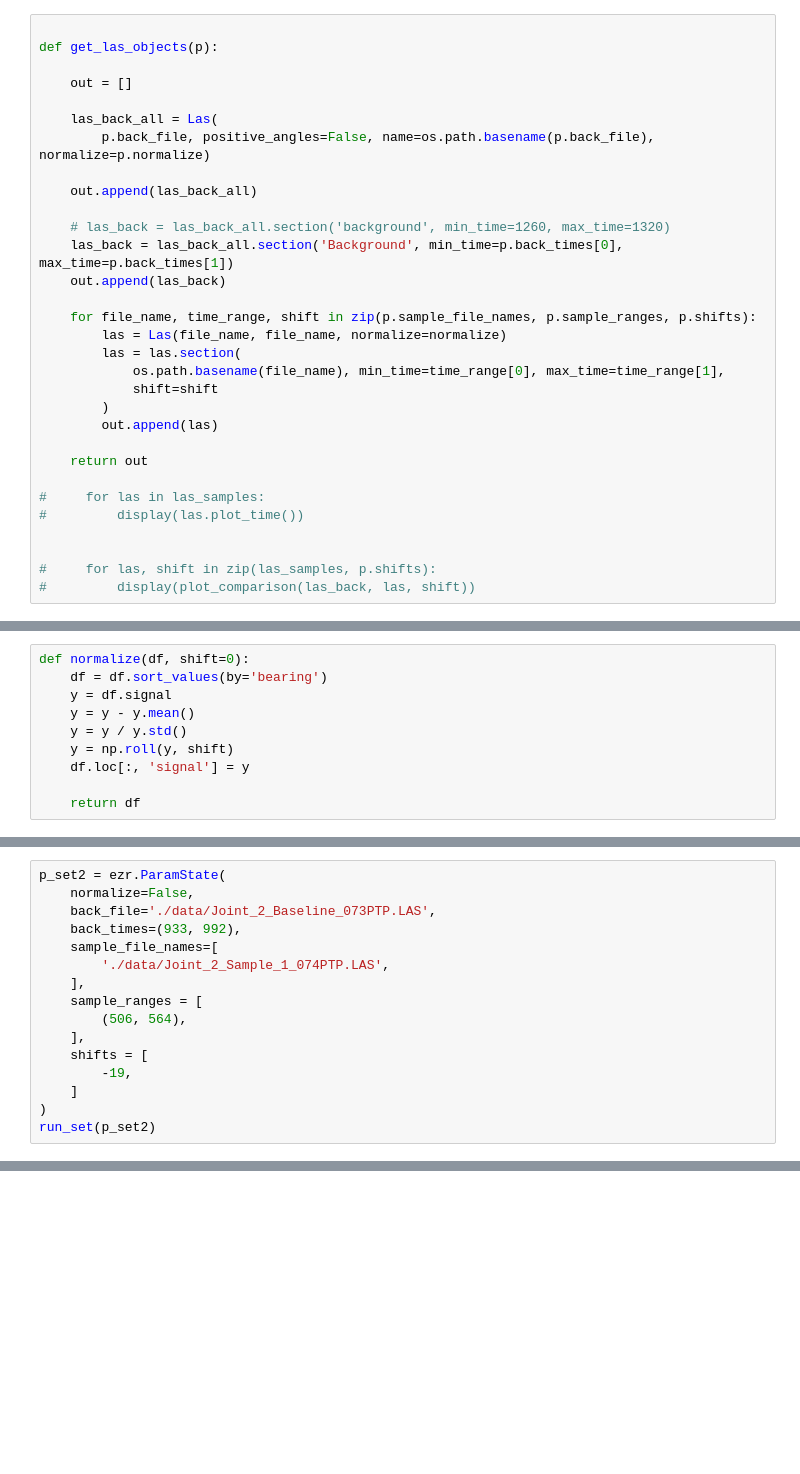
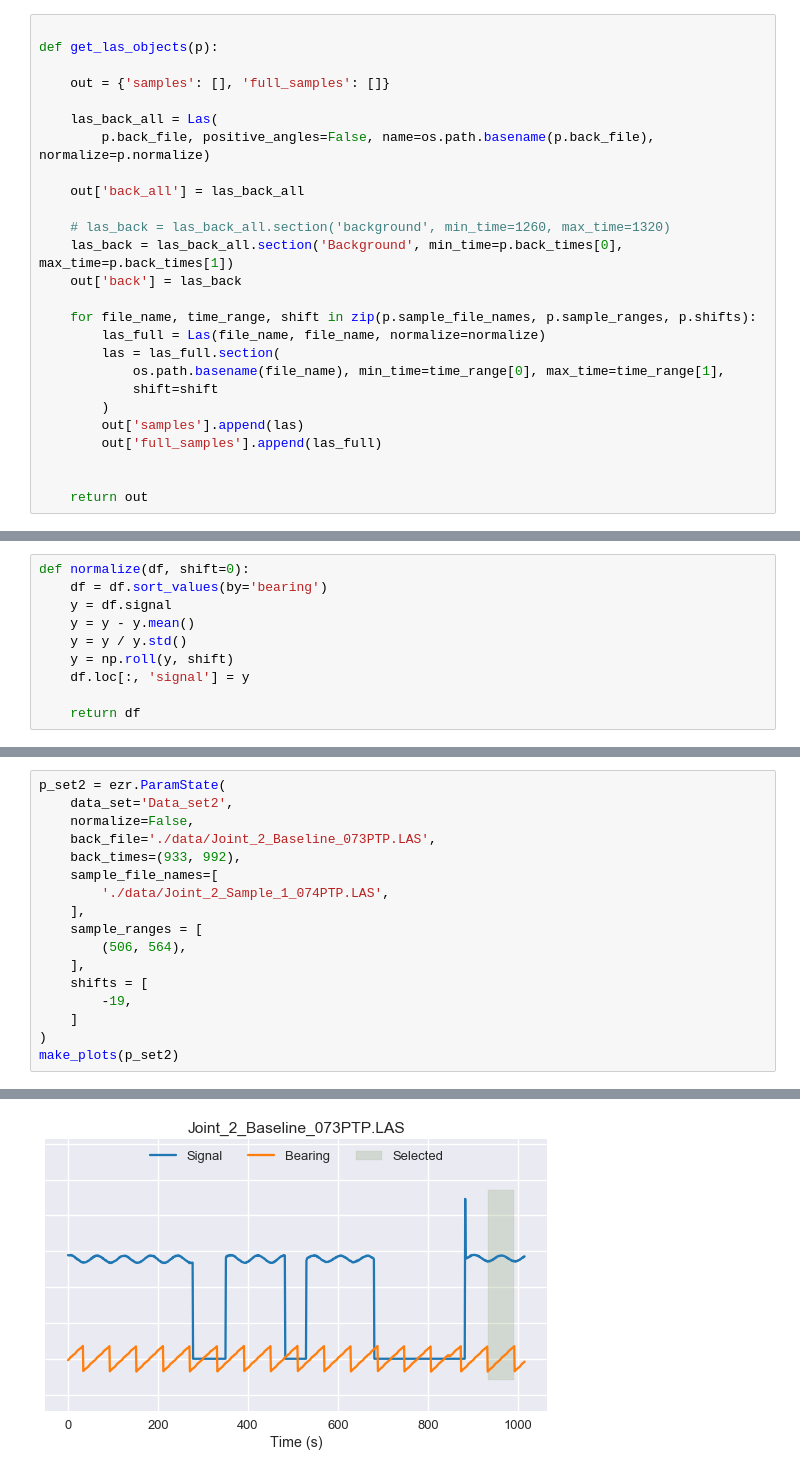
Before and after one commit to robdmc/braket_cable_angle, a Jupyter notebook: curve_shape/summary_analysis_v3.ipynb, the cells around one changed output, grey strips where cells are left out. Cells and saved outputs as stored; diff of their text form; blank space fills up the shorter version.

```diff
--- a/curve_shape/summary_analysis_v3.ipynb
+++ b/curve_shape/summary_analysis_v3.ipynb
@@ -36,30 +36,25 @@ warnings.filterwarnings("ignore")
 
 def get_las_objects(p):
 
-    out = []
+    out = {'samples': [], 'full_samples': []}
 
     las_back_all = Las(
         p.back_file, positive_angles=False, name=os.path.basename(p.back_file), normalize=p.normalize)
 
-    out.append(las_back_all)
+    out['back_all'] = las_back_all
 
     # las_back = las_back_all.section('background', min_time=1260, max_time=1320)
     las_back = las_back_all.section('Background', min_time=p.back_times[0], max_time=p.back_times[1])
-    out.append(las_back)
+    out['back'] = las_back
 
     for file_name, time_range, shift in zip(p.sample_file_names, p.sample_ranges, p.shifts):
-        las = Las(file_name, file_name, normalize=normalize)
-        las = las.section(
+        las_full = Las(file_name, file_name, normalize=normalize)
+        las = las_full.section(
             os.path.basename(file_name), min_time=time_range[0], max_time=time_range[1],
             shift=shift
         )
-        out.append(las)
+        out['samples'].append(las)
+        out['full_samples'].append(las_full)
+
 
     return out
-
-#     for las in las_samples:
-#         display(las.plot_time())
-
-
-#     for las, shift in zip(las_samples, p.shifts):
-#         display(plot_comparison(las_back, las, shift))
@@ -140,5 +165,6 @@ back_all.plot_time()
 # %%
 p_set2 = ezr.ParamState(
+    data_set='Data_set2',
     normalize=False,
     back_file='./data/Joint_2_Baseline_073PTP.LAS',
     back_times=(933, 992),
@@ -152,5 +178,5 @@ p_set2 = ezr.ParamState(
         -19,
     ]
 )
-run_set(p_set2)
+make_plots(p_set2)
 # %% [output]
@@ -160,0 +183 @@ run_set(p_set2)
+[figure, added]
```
Also changed, not shown: parts of 8 cells of this notebook.
